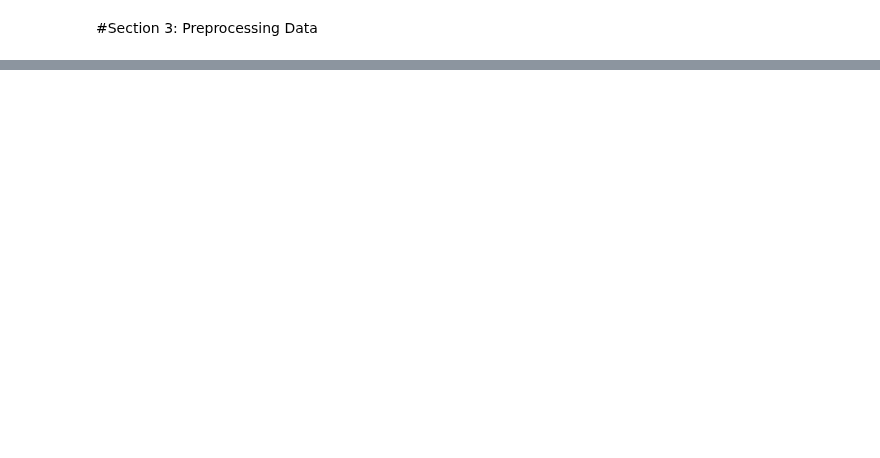
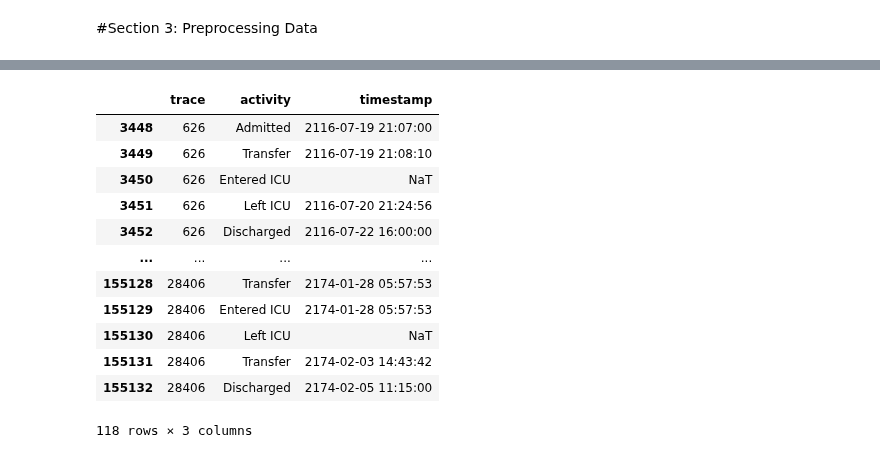
Before and after one commit to adamzbikowski/Process-Mining-Dissertation, a Jupyter notebook: timestamp_pipeline.ipynb, the cells around one changed output, grey strips where cells are left out. Cells and saved outputs as stored; diff of their text form; code cells hidden in the pictures; blank space fills up the shorter version.

Commit message:
split missing timestamp from sequence

```diff
--- a/timestamp_pipeline.ipynb
+++ b/timestamp_pipeline.ipynb
@@ -246,15 +246,16 @@ test_el
 # %%
 import numpy as np
+from copy import deepcopy
 
 def random_remove(el):
-  unique_traces_test = test_el['trace'].unique()
+  unique_traces_test = el['trace'].unique()
   traces = {x : pd.DataFrame() for x in unique_traces_test}
   df = pd.DataFrame(columns=['trace', 'activity', 'timestamp'])
   random.seed = (9)
   targets = []
 
   for t in unique_traces_test:
-    traces[t] = test_el[:][test_el.trace == t]
+    traces[t] = deepcopy(test_el[:][test_el.trace == t])
     trace_df = traces[t].sort_values(by='timestamp')
     rand_index = random.randrange(0,len(trace_df.index))
     targets.append(trace_df.iat[rand_index,2])
@@ -299,0 +344,16 @@ test_x
+# %%
+test_x
+# %% [output]
+|  | trace | activity | timestamp |
+| 3448 | 626 | Admitted | 2116-07-19 21:07:00 |
+| 3449 | 626 | Transfer | 2116-07-19 21:08:10 |
+| 3450 | 626 | Entered ICU | NaT |
+| 3451 | 626 | Left ICU | 2116-07-20 21:24:56 |
+| 3452 | 626 | Discharged | 2116-07-22 16:00:00 |
+| ... | ... | ... | ... |
+| 155128 | 28406 | Transfer | 2174-01-28 05:57:53 |
+| 155129 | 28406 | Entered ICU | 2174-01-28 05:57:53 |
+| 155130 | 28406 | Left ICU | NaT |
+| 155131 | 28406 | Transfer | 2174-02-03 14:43:42 |
+| 155132 | 28406 | Discharged | 2174-02-05 11:15:00 |
+118 rows × 3 columns
```
Also changed, not shown: parts of 14 cells of this notebook.
